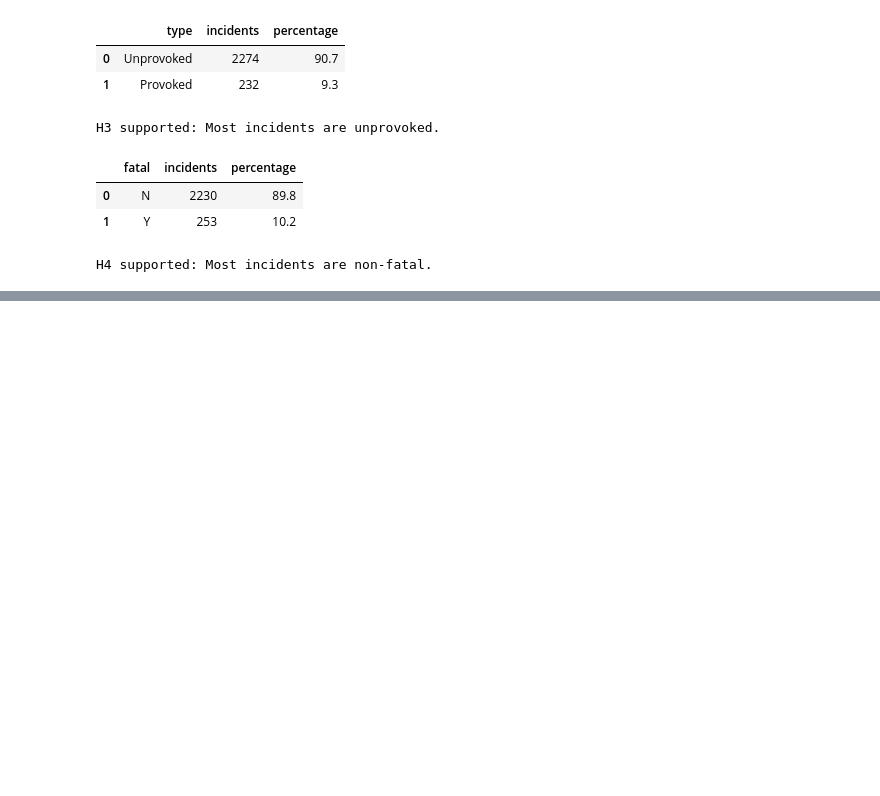
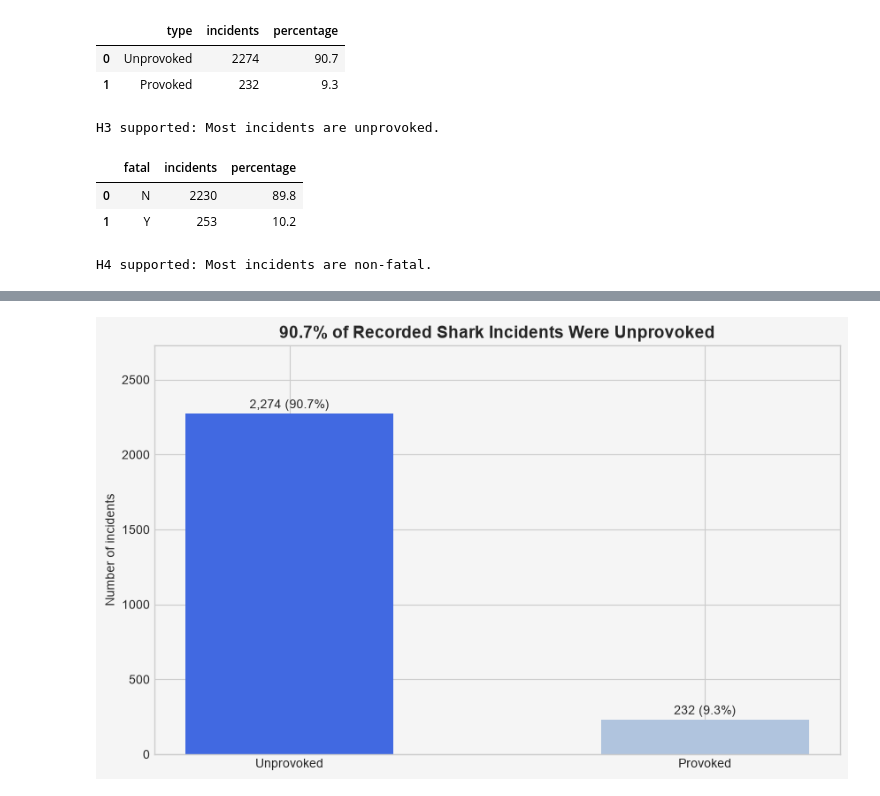
Before and after one commit to catarina-bm/shark_attacks, a Jupyter notebook: quest_shark_attack_telma.ipynb, the cells around one changed output, grey strips where cells are left out. Saved outputs shown, nothing was run; the diff lists cells and outputs as text; code cells hidden in the pictures; blank space fills up the shorter version.

```diff
--- a/quest_shark_attack_telma.ipynb
+++ b/quest_shark_attack_telma.ipynb
@@ -630,0 +662,26 @@ H4 supported: Most incidents are non-fatal.
+# %%
+type_chart = type_counts.sort_values("incidents", ascending=False)
+
+colors = []
+for incident_type in type_chart["type"]:
+    if incident_type == "Unprovoked":
+        colors.append("royalblue")
+    else:
+        colors.append("lightsteelblue")
+
+plt.figure(figsize=(10, 6))
+plt.bar(type_chart["type"], type_chart["incidents"], color=colors, width=0.5)
+
+# Add incidents and percentages above bars
+for i, (value, pct) in enumerate(zip(type_chart["incidents"], type_chart["percentage"])):
+    plt.text(i, value + 35, f"{value:,} ({pct:.1f}%)", ha="center")
+
+plt.title("90.7% of Recorded Shark Incidents Were Unprovoked",
+          fontsize=14, fontweight="bold")
+plt.ylabel("Number of incidents")
+plt.ylim(0, type_chart["incidents"].max() * 1.20)
+
+plt.savefig("incident_types.png", dpi=200, bbox_inches="tight")
+plt.show()
+# %% [output]
+[figure, added]
```
Also changed, not shown: parts of 3 cells of this notebook.
